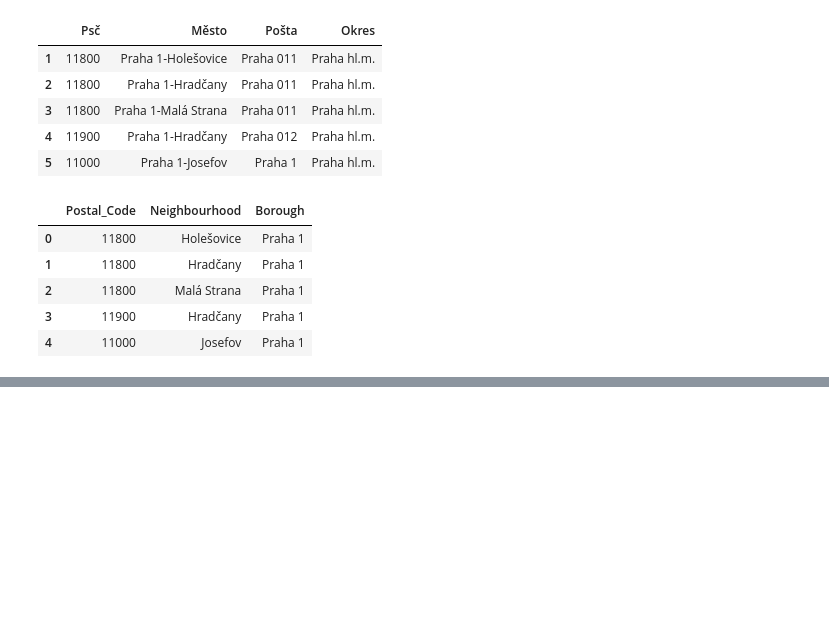
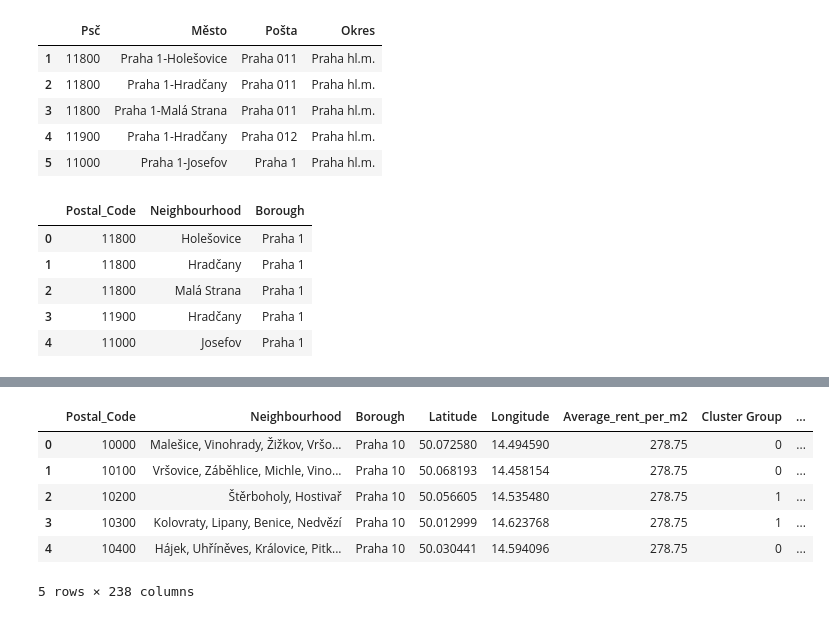
Before and after one commit to MarketaM/Coursera_Capstone, a Jupyter notebook: notebooks/Prague_Neighourhood_Project.ipynb, the cells around one changed output, grey strips where cells are left out. Drawn from its saved outputs; the diff is of its cells as text; code cells hidden in the pictures; blank space fills up the shorter version.

```diff
--- a/notebooks/Prague_Neighourhood_Project.ipynb
+++ b/notebooks/Prague_Neighourhood_Project.ipynb
@@ -123,0 +198,4 @@ df_realities
+# %%
+# run the function to get Prague neighbourhood venues
+prague_venues = getVenues(names=df_Prague["Neighbourhood"], latitudes=df_Prague["Latitude"], longitudes=df_Prague["Longitude"])
+prague_venues.head()
@@ -123,0 +262,12 @@ df_realities
+# %%
+df_Prague.dropna(axis=0, inplace=True)
+df_Prague["Cluster Group"] = df_Prague["Cluster Group"].astype(int)
+df_Prague.head()
+# %% [output]
+|  | Postal_Code | Neighbourhood | Borough | Latitude | Longitude | Average_rent_per_m2 | Cluster Group | ... |
+| 0 | 10000 | Malešice, Vinohrady, Žižkov, Vršo... | Praha 10 | 50.072580 | 14.494590 | 278.75 | 0 | ... |
+| 1 | 10100 | Vršovice, Záběhlice, Michle, Vino... | Praha 10 | 50.068193 | 14.458154 | 278.75 | 0 | ... |
+| 2 | 10200 | Štěrboholy, Hostivař | Praha 10 | 50.056605 | 14.535480 | 278.75 | 1 | ... |
+| 3 | 10300 | Kolovraty, Lipany, Benice, Nedvězí | Praha 10 | 50.012999 | 14.623768 | 278.75 | 1 | ... |
+| 4 | 10400 | Hájek, Uhříněves, Královice, Pitk... | Praha 10 | 50.030441 | 14.594096 | 278.75 | 0 | ... |
+5 rows × 238 columns
```
Also changed, not shown: parts of 20 cells of this notebook.
